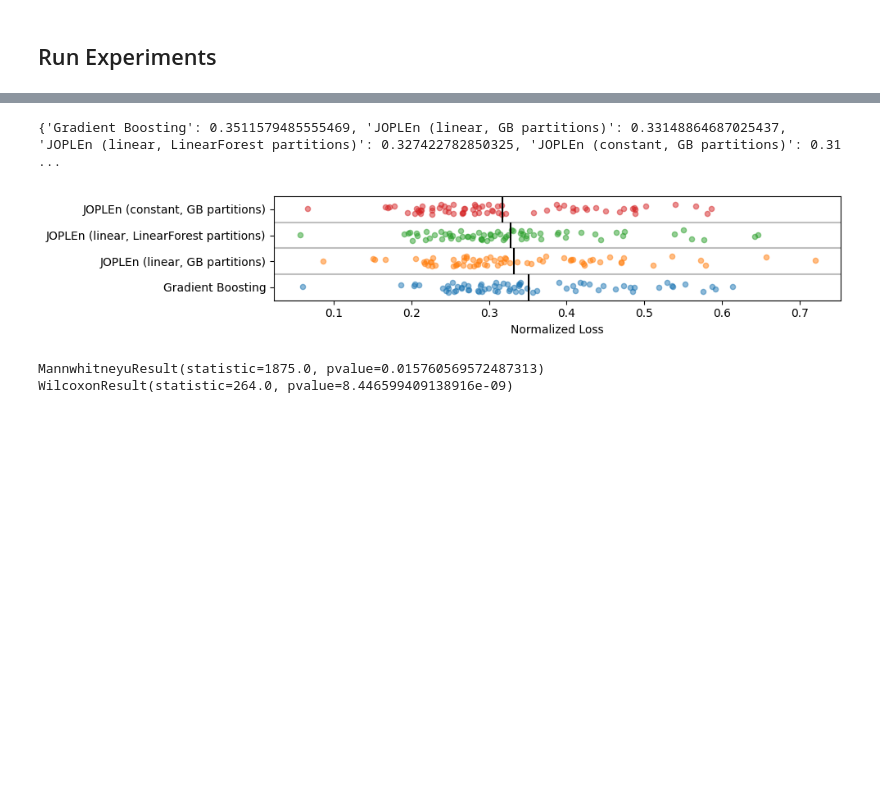
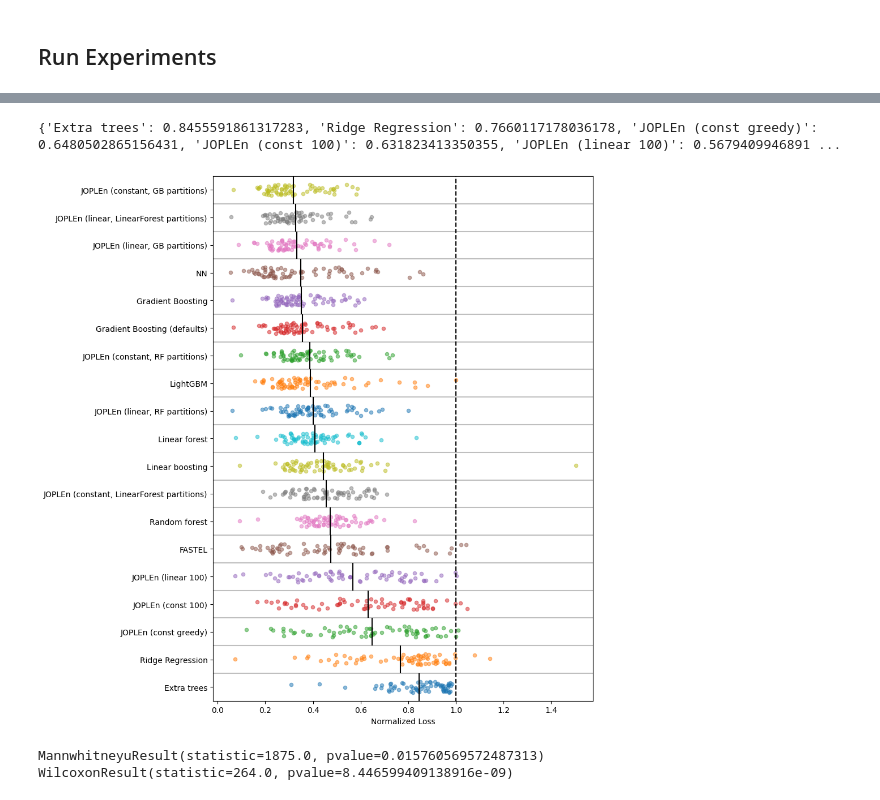
Before and after one commit to mattrmd/joplen_mlsp2024, a Jupyter notebook: experiments/prediction.ipynb, the cells around one changed output, grey strips where cells are left out. Cells and saved outputs as stored; diff of their text form; code cells hidden in the pictures; blank space fills up the shorter version.

Commit message:
run all regression experiments

```diff
--- a/experiments/prediction.ipynb
+++ b/experiments/prediction.ipynb
@@ -522,6 +522,11 @@ def optimize_model(model_info, ds_path, n_trials, minimize, loss_type, overwrite
 
     return metadata
 # %%
+ignored_models = [
+    "joplen_linear_lingb_part",
+    "joplen_linear_maxvar_part",
+]
+
 reg_datasets = [d for d in (DS_PATH / "reg").iterdir() if d.is_dir()]
 
 reg_res = defaultdict(dict)
@@ -536,7 +541,10 @@ for ds_path in itr:
         if "prediction" not in info["experiments"]:
             continue
 
-        if file_name not in ["joplen_const_gb_part", "gb", "joplen_linear_gb_part", "joplen_linear_linforest_part"]:
+        # if file_name not in ["joplen_const_gb_part", "gb", "joplen_linear_gb_part", "joplen_linear_linforest_part"]:
+        #     continue
+
+        if file_name in ignored_models:
             continue
 
         model_str = f"{file_name} on {ds_path.name}"
@@ -550,6 +565,7 @@ reg_res = dict(reg_res)
 # %%
 # Only use datasets that are in reg_res["joplen_linear_gb_part"]
-keys = reg_res["JOPLEn (linear, GB partitions)"]
+keys = [set(v.keys()) for k,v in reg_res.items()]
+keys = set.intersection(*keys)
 reg_res = {
     k: {kk: vv for kk, vv in v.items() if kk in keys}
     for k, v in reg_res.items()
@@ -597,36 +613,36 @@ rescaled_res = {
     for k, v in reg_res.items()
 }
 
 mean_res = {k: np.mean(list(v.values())) for k, v in rescaled_res.items()}
 
 sorted_dict = {k: rescaled_res[k] for k in sorted(mean_res, key=mean_res.get)[::-1]}
 
 for k, v in sorted_dict.items():
     x_values.append(v.values())
     y_labels.append(k)
 
 ax, means = plot_strip(
-    x_values, plot_kwargs={"figsize": (10, 2)}, scatter_kwargs={"alpha": 0.5, "s": 20}
+    x_values, plot_kwargs={"figsize": (10, 10)}, scatter_kwargs={"alpha": 0.5, "s": 20}
 )
 
 print({k: v for k, v in zip(y_labels, means)})
 
 ax.set_yticks(range(len(y_labels)))
 ax.set_yticklabels(y_labels)
 
 y_lim = ax.get_ylim()
 ax.vlines(1, -1, len(y_labels) + 1, color="k", linestyle="--")
 ax.set_ylim(-1 / 2, len(y_labels) - 1 / 2)
 
 plt.xlabel("Normalized Loss")
 
 plt.tight_layout()
 plt.savefig(PLOT_PATH / "reg_strip.png", dpi=300)
 
 plt.show()
 # %% [output]
-{'Gradient Boosting': 0.3511579485555469, 'JOPLEn (linear, GB partitions)': 0.33148864687025437, 'JOPLEn (linear, LinearForest partitions)': 0.327422782850325, 'JOPLEn (constant, GB partitions)': 0.31 ...
+{'Extra trees': 0.8455591861317283, 'Ridge Regression': 0.7660117178036178, 'JOPLEn (const greedy)': 0.6480502865156431, 'JOPLEn (const 100)': 0.631823413350355, 'JOPLEn (linear 100)': 0.5679409946891 ...
-[figure, old version]
+[figure, new version]
 # %%
 # compute non-parametic distribution test
 from scipy.stats import mannwhitneyu
```
Also changed, not shown: parts of 5 cells of this notebook, 19 other files.
